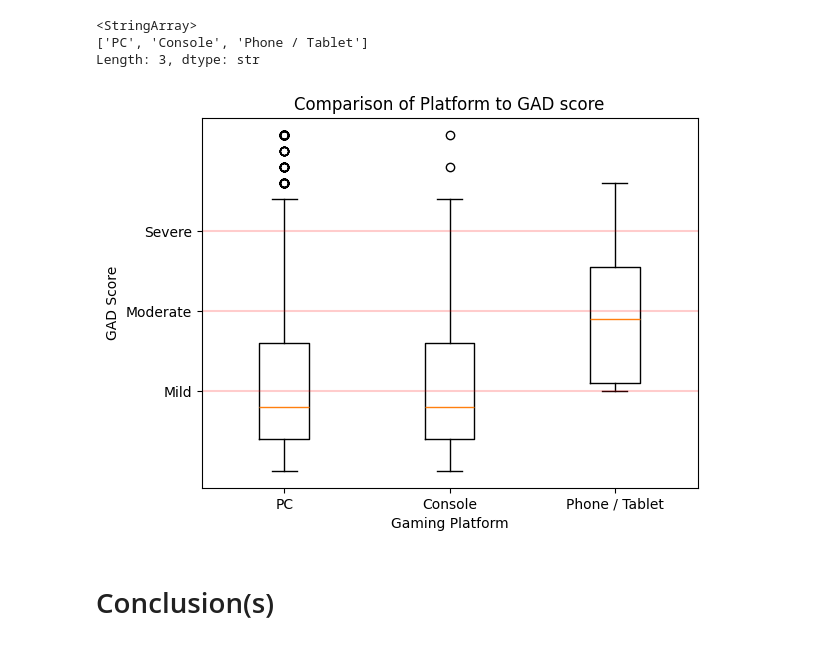
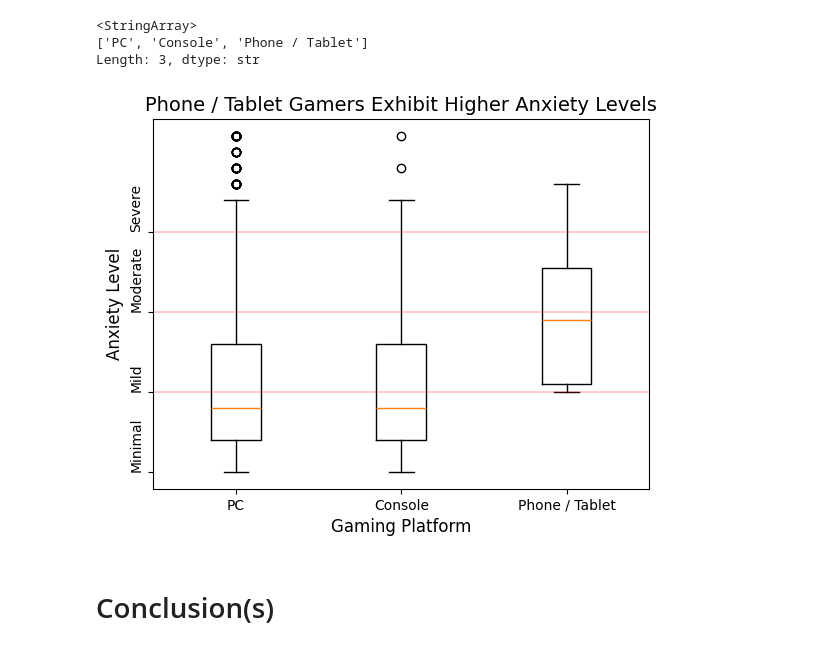
Before and after one commit to amallred/gaming-mental-health-analysis, a Jupyter notebook: notebooks/final_analysis.ipynb, the cells around one changed output. Saved outputs shown, nothing was run; the diff lists cells and outputs as text; code cells hidden in the pictures.

Commit message:
refining plots

```diff
--- a/notebooks/final_analysis.ipynb
+++ b/notebooks/final_analysis.ipynb
@@ -385,24 +385,23 @@ Length: 3, dtype: str
 # %%
 plt.boxplot(
     [platform_GAD_response[platform_GAD_response['platform'] == 'PC']['GAD_total'],
     platform_GAD_response[platform_GAD_response['platform'] == 'Console']['GAD_total'],
     platform_GAD_response[platform_GAD_response['platform'] == 'Phone / Tablet']['GAD_total']
     ],
     tick_labels=['PC', 'Console', 'Phone / Tablet']
 )
 
-plt.yticks(ticks=[5,10, 15],
-            labels=['Mild', 'Moderate', 'Severe'])
+plt.yticks([0, 5, 10, 15], ['Minimal', 'Mild', 'Moderate', 'Severe'], rotation=90, va='bottom', fontsize=10)
 plt.axhline(y=5, color='r', linestyle='-', alpha = 0.2)
 plt.axhline(y=10, color='r', linestyle='-', alpha = 0.2)
 plt.axhline(y=15, color='r', linestyle='-', alpha = 0.2)
 
-plt.xlabel('Gaming Platform')
-plt.ylabel('GAD Score')
-plt.title('Comparison of Platform to GAD score')
+plt.xlabel('Gaming Platform', fontsize=12)
+plt.ylabel('Anxiety Level', fontsize=12)
+plt.title('Phone / Tablet Gamers Exhibit Higher Anxiety Levels', fontsize=14)
 
 plt.show()
 # %% [output]
-[figure, old version]
+[figure, new version]
 # %% [markdown]
 # Conclusion(s)
```
Also changed, not shown: parts of 11 cells of this notebook, 1 other file.
